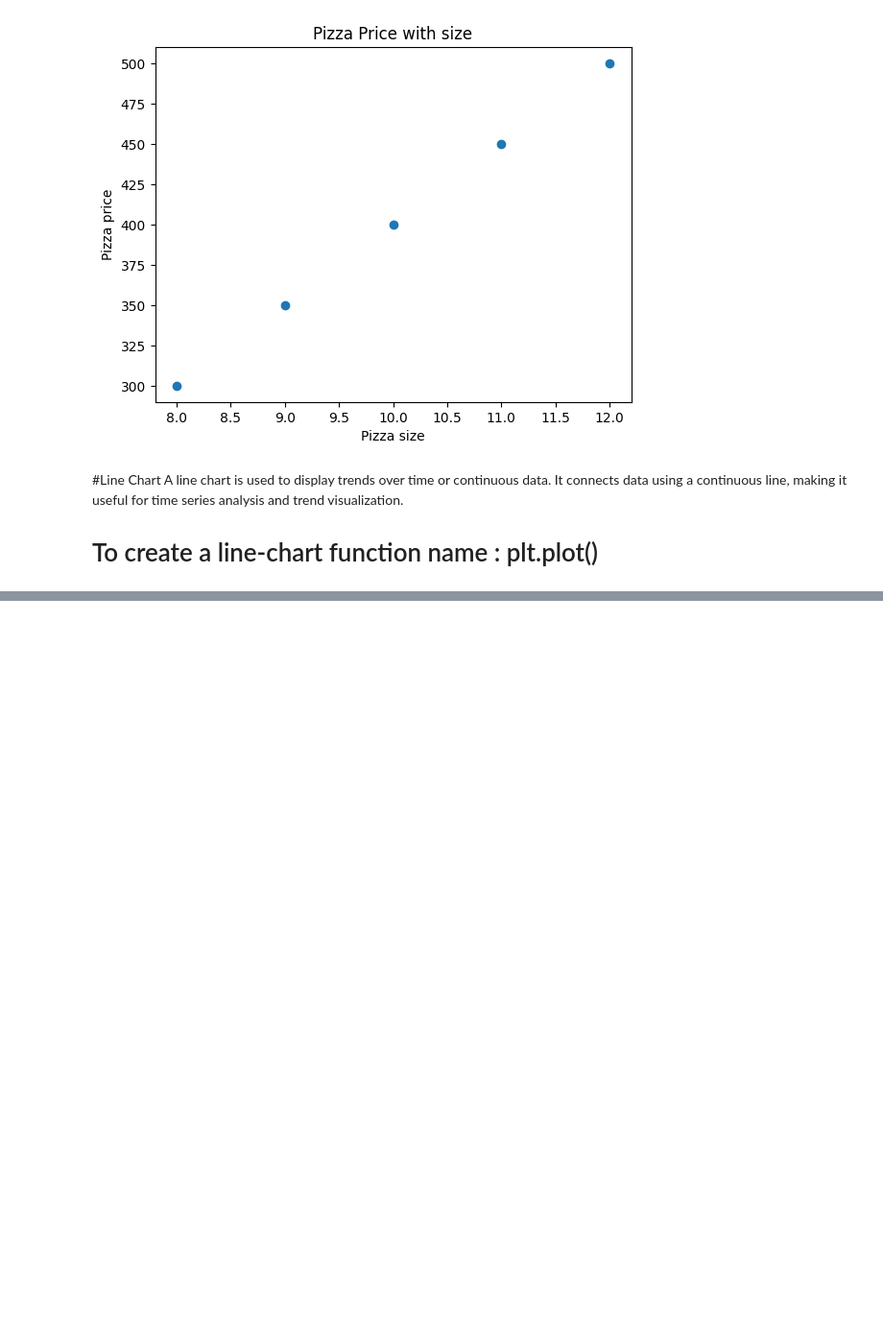
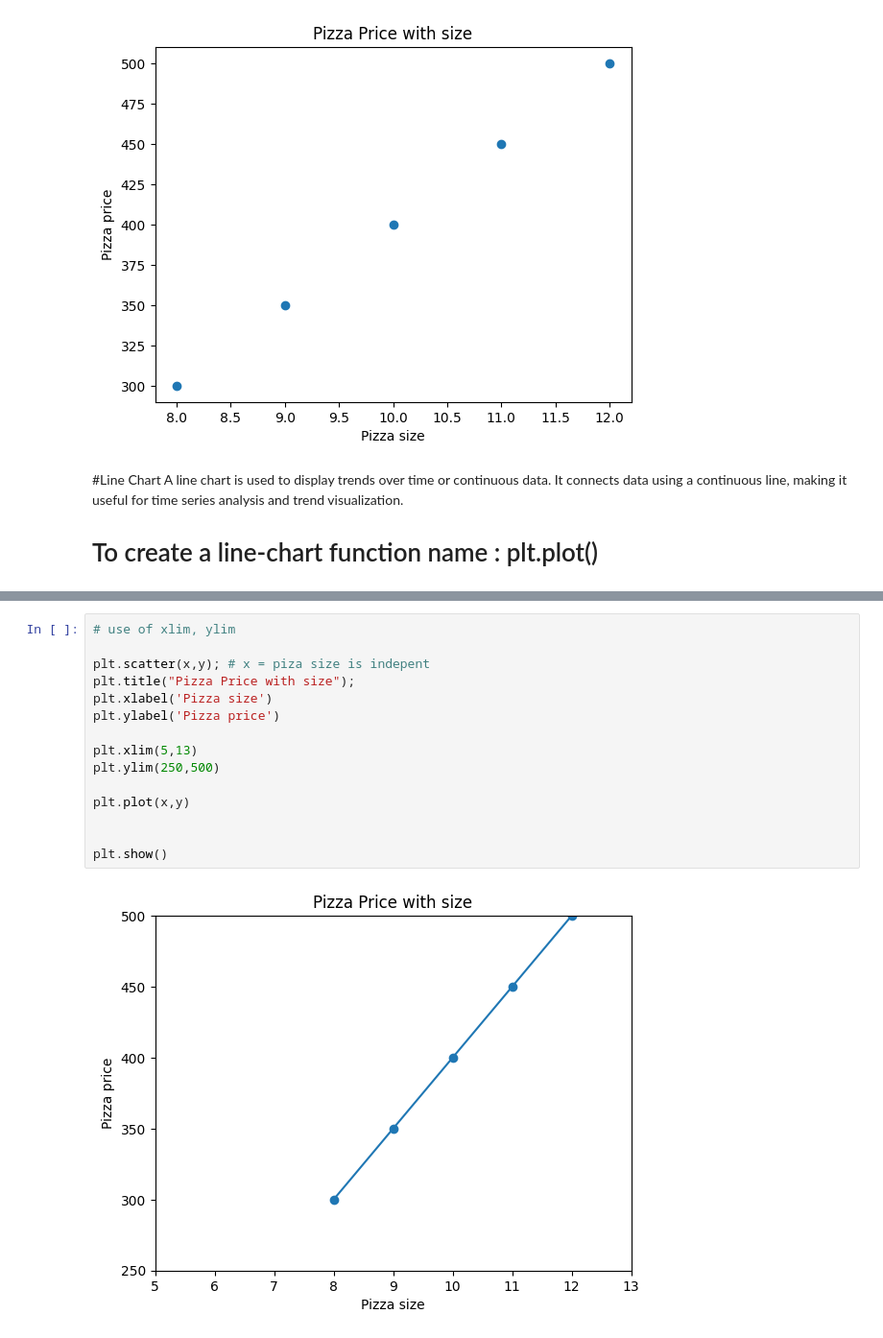
Before and after one commit to jubayerhu1/Python-Code, a Jupyter notebook: matplotlib/matplotlib.ipynb, the cells around one changed output, grey strips where cells are left out. Shown at 96% size. Saved outputs shown, nothing was run; the diff lists cells and outputs as text; blank space fills up the shorter version.

```diff
--- a/matplotlib/matplotlib.ipynb
+++ b/matplotlib/matplotlib.ipynb
@@ -63,3 +64,20 @@ plt.plot(x,y)
 plt.show()
 # %% [output]
 [figure]
+# %%
+# use of xlim, ylim
+
+plt.scatter(x,y); # x = piza size is indepent
+plt.title("Pizza Price with size");
+plt.xlabel('Pizza size')
+plt.ylabel('Pizza price')
+
+plt.xlim(5,13)
+plt.ylim(250,500)
+
+plt.plot(x,y)
+
+
+plt.show()
+# %% [output]
+[figure, added]
```
Also changed, not shown: parts of 4 cells of this notebook.
